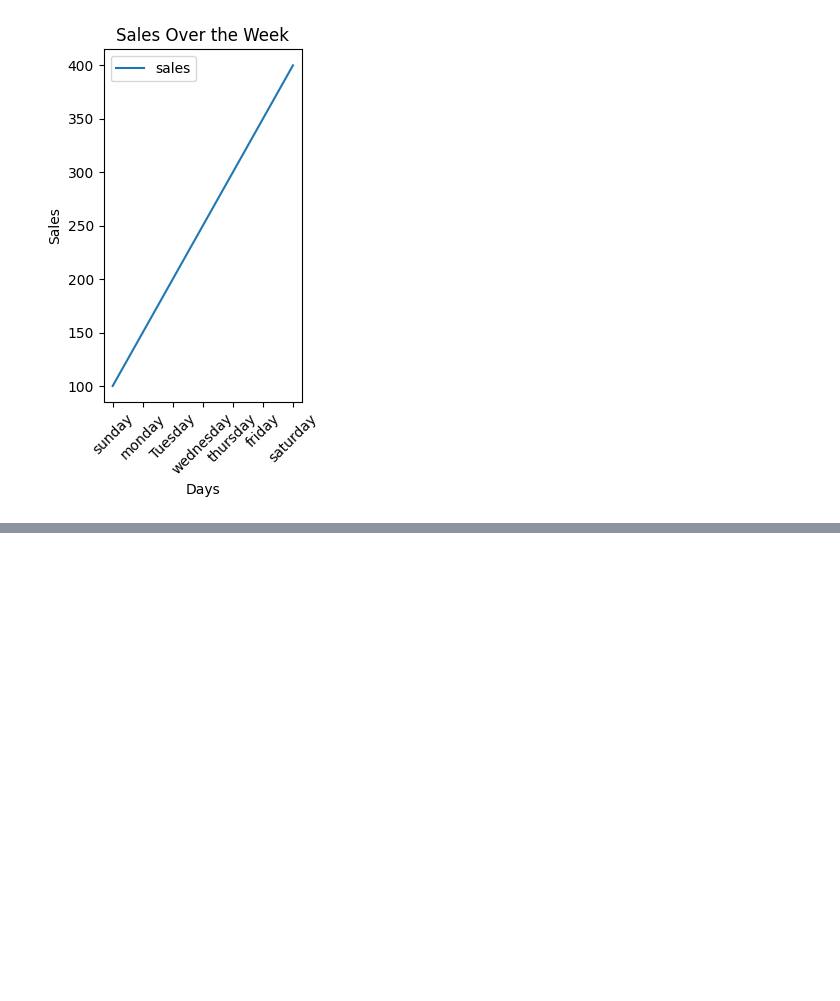
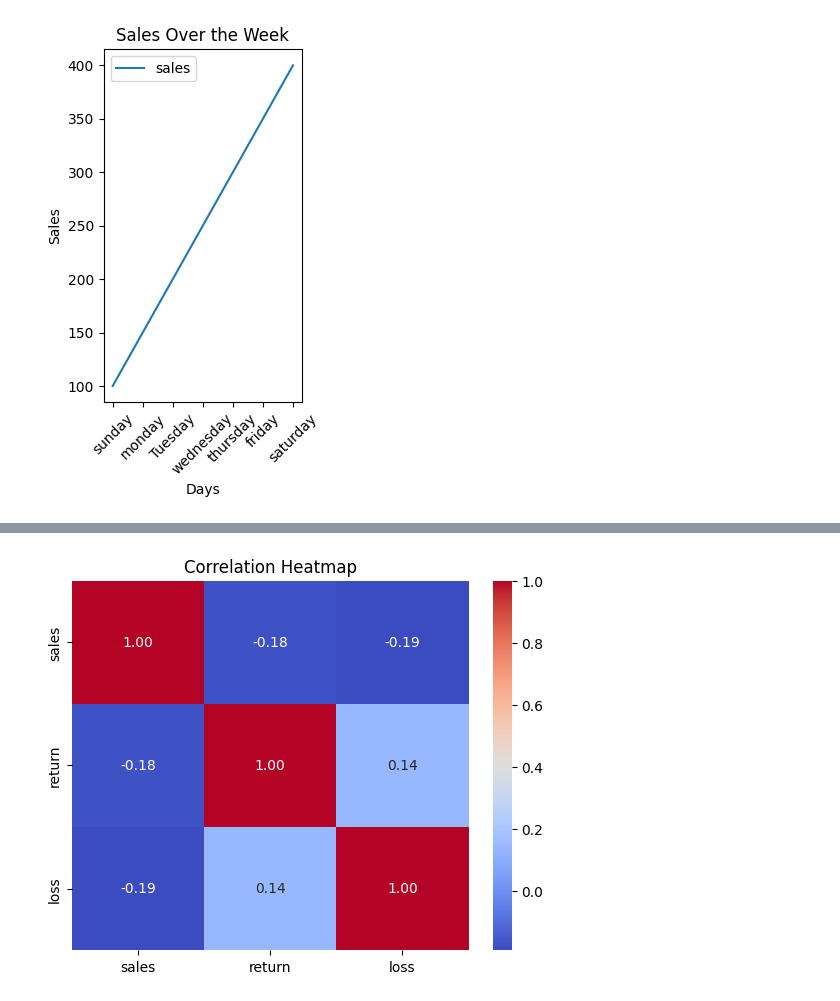
Before and after one commit to ranjuadhikari14/coreplotting, a Jupyter notebook: test.ipynb, the cells around one changed output, grey strips where cells are left out. Saved outputs shown, nothing was run; the diff lists cells and outputs as text; code cells hidden in the pictures; blank space fills up the shorter version.

```diff
--- a/test.ipynb
+++ b/test.ipynb
@@ -58,0 +59,16 @@ plt.show()
+# %%
+import pandas as pd
+import matplotlib.pyplot as plt
+import seaborn as sns
+
+
+# Simple data
+Data = {
+    'days': ["sunday", "monday", "Tuesday", "wednesday", "thursday", "friday", "saturday"],
+    'sales': [100, 150, 200, 250, 300, 350, 400],
+    'return': [2, 4, 6, 8, 9, 0, 1],
+    'loss': [5, 7, 9, 10, 2, 4, 7]
+}
+
+df = pd.DataFrame(Data)
+df.info()
@@ -58,0 +87,12 @@ plt.show()
+# %%
+df.drop('days',axis=1,inplace=True)
+df.head()
+corr = df.corr()
+# Plot heatmap
+sns.heatmap(corr, annot=True, cmap='coolwarm', fmt=".2f")
+# Title
+plt.title("Correlation Heatmap")
+# Show plot
+plt.show()
+# %% [output]
+[figure, added]
```
Also changed, not shown: parts of 2 cells of this notebook.
